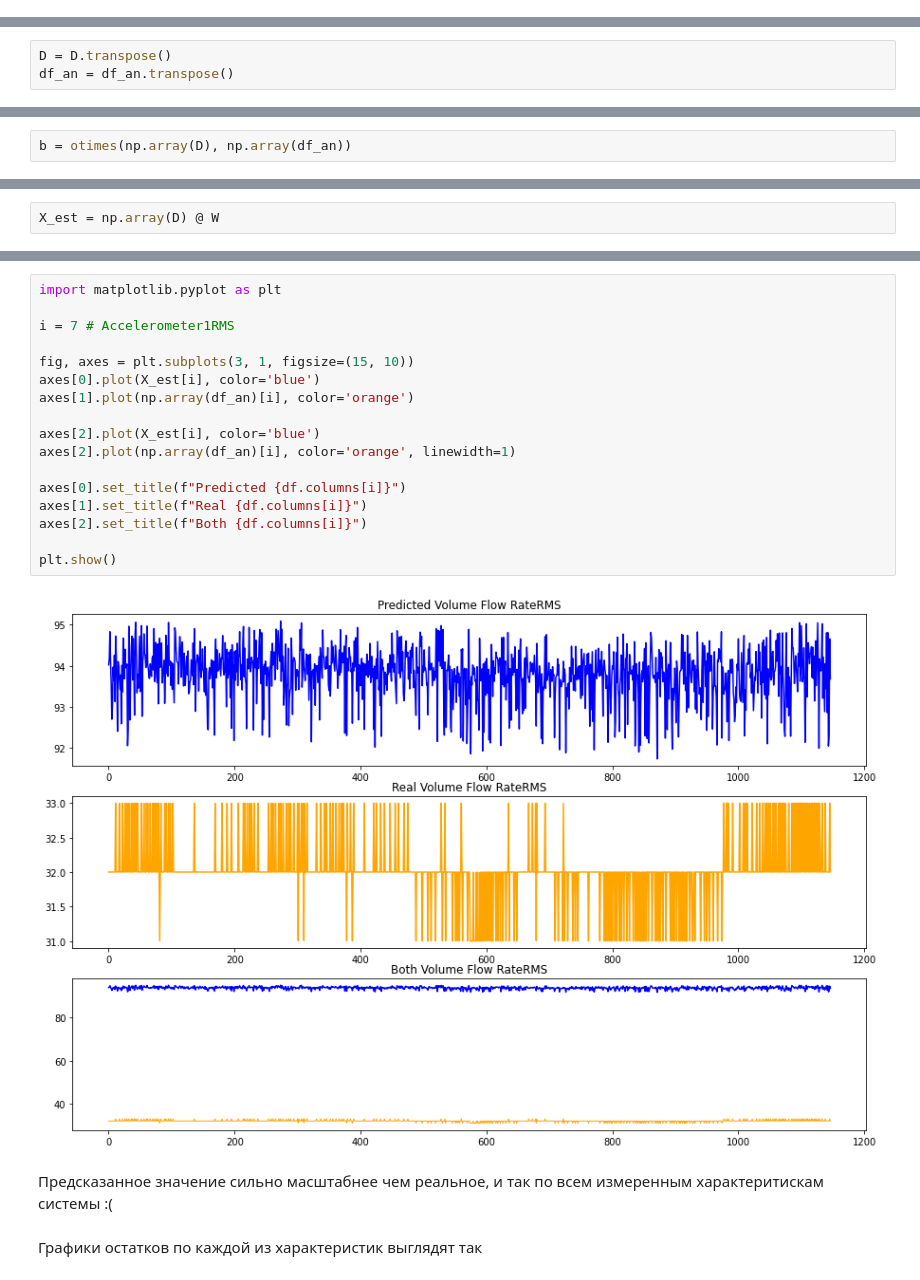
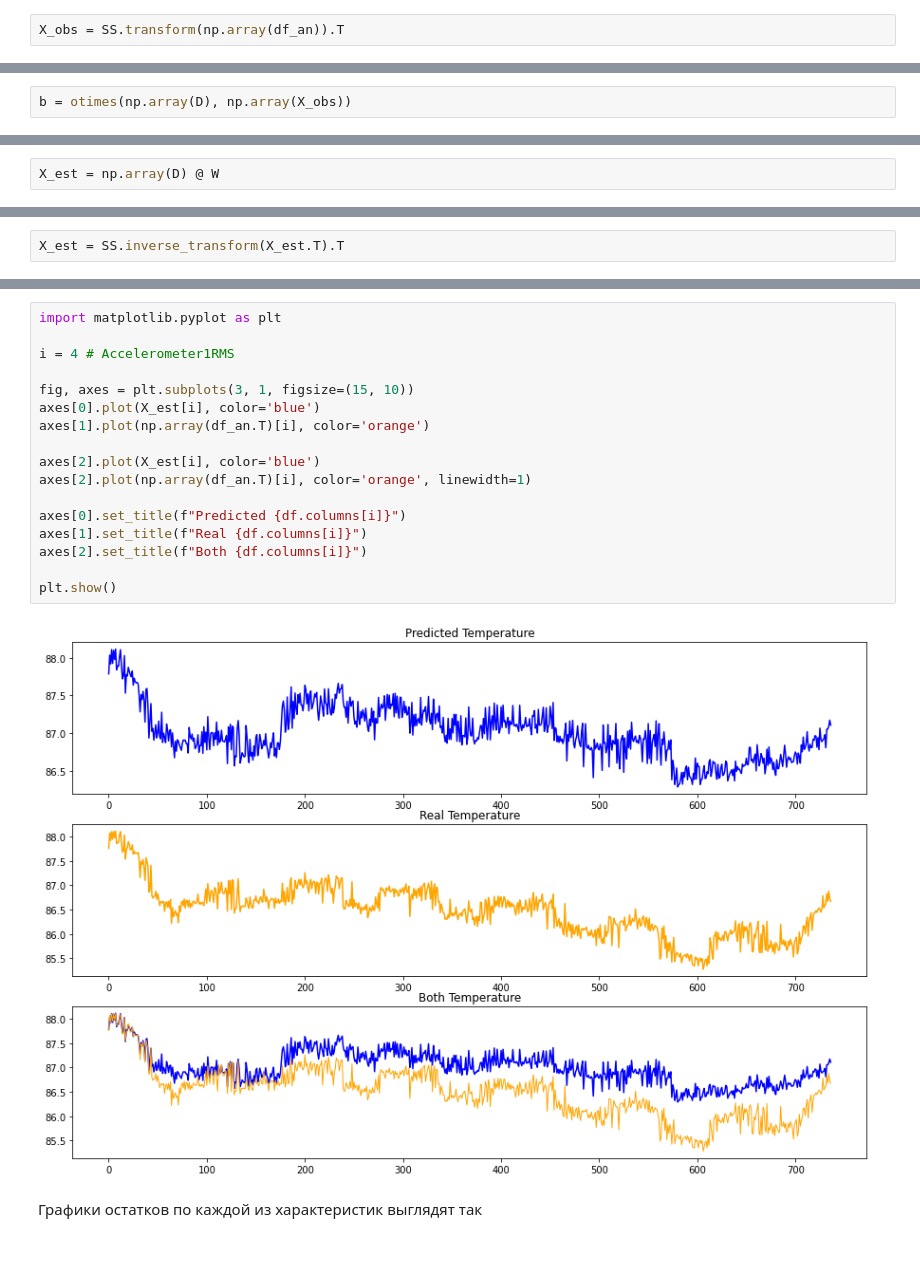
Before and after one commit to dabdya/anomaly_detection, a Jupyter notebook: MSET.ipynb, the cells around one changed output, grey strips where cells are left out. Cells and saved outputs as stored; diff of their text form; blank space fills up the shorter version.

```diff
--- a/MSET.ipynb
+++ b/MSET.ipynb
@@ -119,4 +136,6 @@ df_an.drop(["anomaly", "changepoint"], inplace=True, axis=1)
 df_an.sort_index(inplace=True)
+# %%
+X_obs = SS.transform(np.array(df_an)).T
 # %% [markdown]
 $X_{est} = D [D^TD]^{-1} [ D^T X_{obs}]$
 # %%
@@ -153,13 +172,10 @@ def otimes(X, Y):
                 Z[j,i] = Z[i,j]
 
     return Z
-# %%
-D = D.transpose()
-df_an = df_an.transpose()
 # %%
 a = otimes(np.array(D), np.array(D))
 # %%
-b = otimes(np.array(D), np.array(df_an))
+b = otimes(np.array(D), np.array(X_obs))
 # %%
 W = np.linalg.inv(a) @ b
 # %%
@@ -171,0 +185,2 @@ rest = X_est - np.array(df_an)
+# %%
+X_est = SS.inverse_transform(X_est.T).T
@@ -172,24 +196,22 @@ rest = X_est - np.array(df_an)
 # %%
 import matplotlib.pyplot as plt
 
-i = 7 # Accelerometer1RMS
+i = 4 # Accelerometer1RMS
 
 fig, axes = plt.subplots(3, 1, figsize=(15, 10))
 axes[0].plot(X_est[i], color='blue')
-axes[1].plot(np.array(df_an)[i], color='orange')
+axes[1].plot(np.array(df_an.T)[i], color='orange')
 
 axes[2].plot(X_est[i], color='blue')
-axes[2].plot(np.array(df_an)[i], color='orange', linewidth=1)
+axes[2].plot(np.array(df_an.T)[i], color='orange', linewidth=1)
 
 axes[0].set_title(f"Predicted {df.columns[i]}")
 axes[1].set_title(f"Real {df.columns[i]}")
 axes[2].set_title(f"Both {df.columns[i]}")
 
 plt.show()
 # %% [output]
-[figure, old version]
+[figure, new version]
-# %% [markdown]
-Предсказанное значение сильно масштабнее чем реальное, и так по всем измеренным характеритискам системы :(
 # %% [markdown]
 Графики остатков по каждой из характеристик выглядят так
 # %%
```
Also changed, not shown: parts of 17 cells of this notebook.
